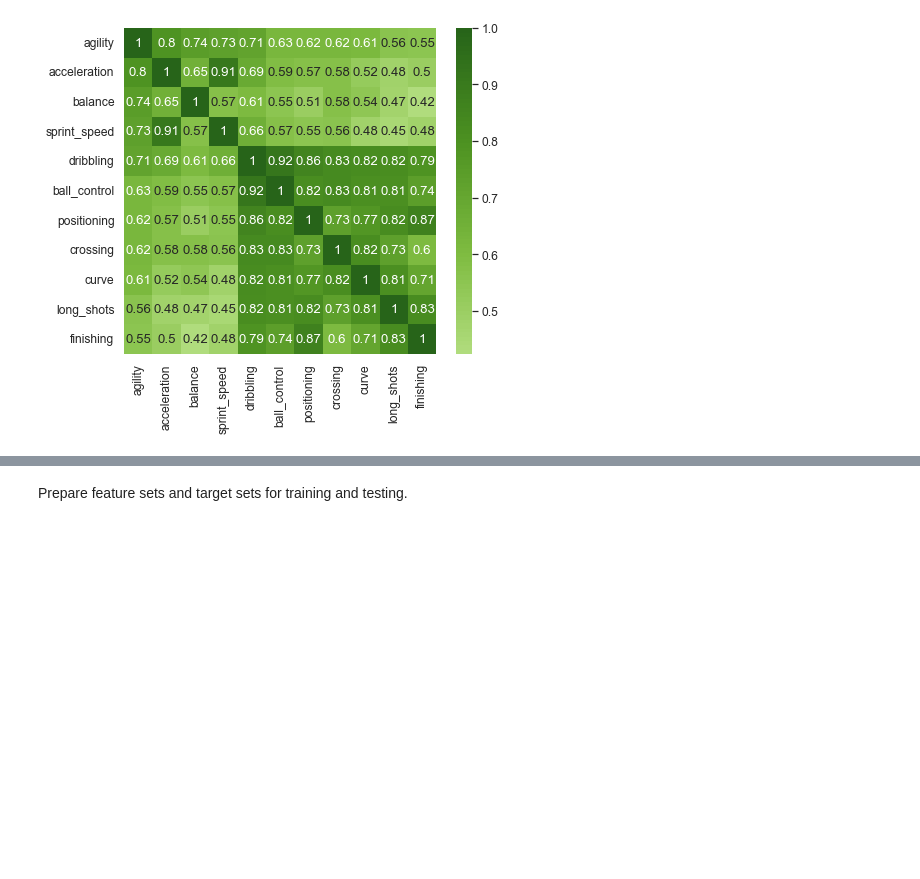
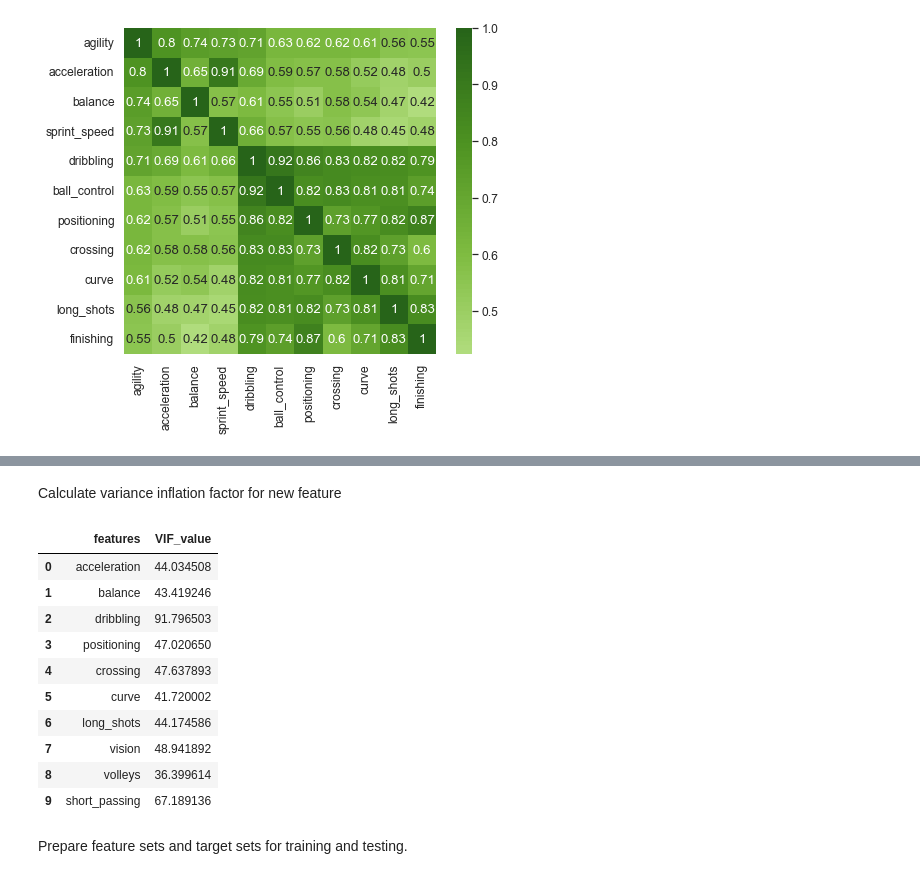
Before and after one commit to AnastasiiaSt/Linear-Regression, a Jupyter notebook: linear_regression.ipynb, the cells around one changed output, grey strips where cells are left out. Drawn from its saved outputs; the diff is of its cells as text; code cells hidden in the pictures; blank space fills up the shorter version.

```diff
--- a/linear_regression.ipynb
+++ b/linear_regression.ipynb
@@ -1690,3 +1746,19 @@ sns.heatmap(correlation_matrix, center = 0, cmap = 'PiYG', annot = True);
+# %% [markdown]
+Calculate variance inflation factor for new feature
+# %%
+calculate_VIF(df_train[features[1:]])
+# %% [output]
+|  | features | VIF_value |
+| 0 | acceleration | 44.034508 |
+| 1 | balance | 43.419246 |
+| 2 | dribbling | 91.796503 |
+| 3 | positioning | 47.020650 |
+| 4 | crossing | 47.637893 |
+| 5 | curve | 41.720002 |
+| 6 | long_shots | 44.174586 |
+| 7 | vision | 48.941892 |
+| 8 | volleys | 36.399614 |
+| 9 | short_passing | 67.189136 |
 # %% [markdown]
 Prepare feature sets and target sets for training and testing.
 # %%
```
Also changed, not shown: parts of 48 cells of this notebook.
